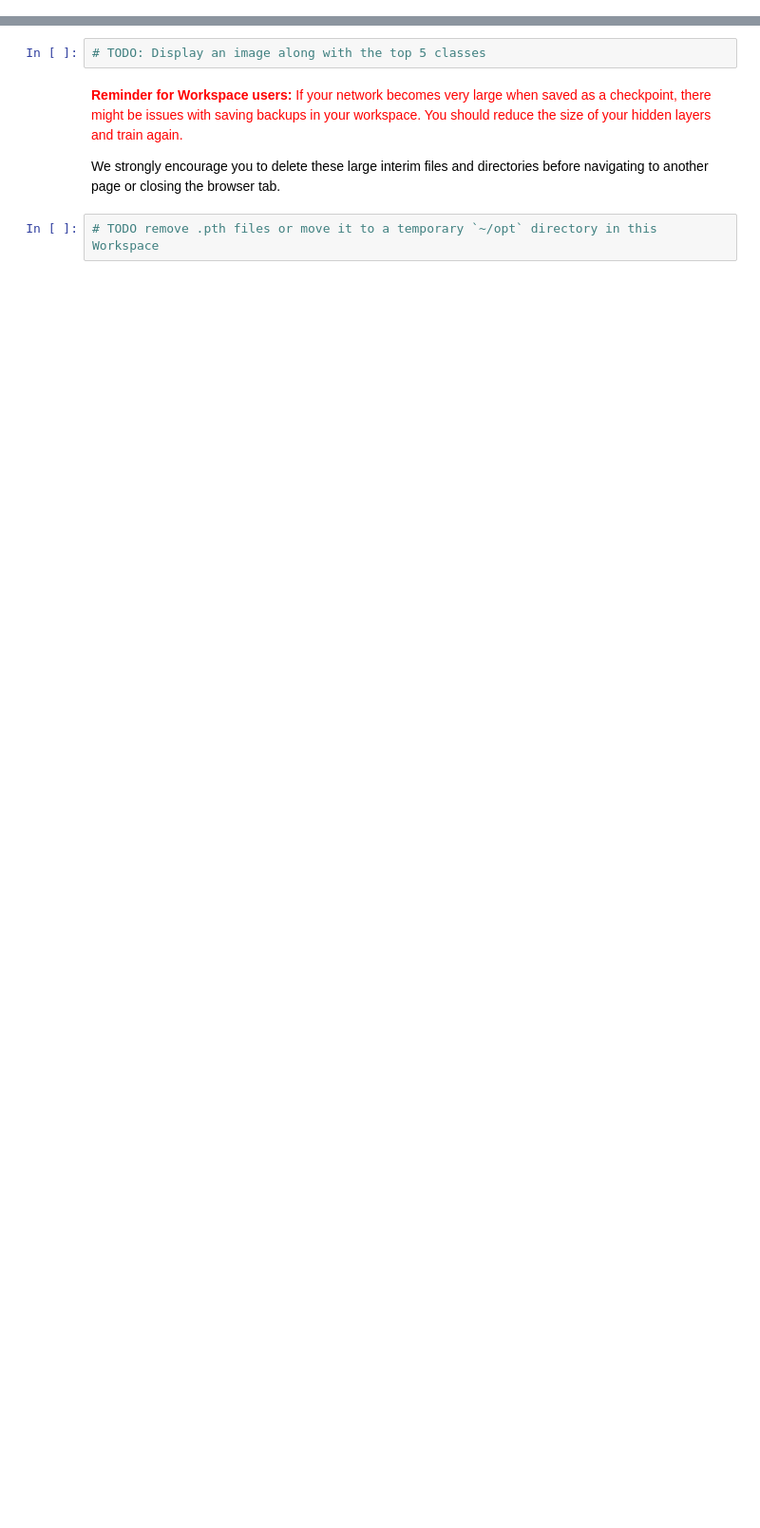
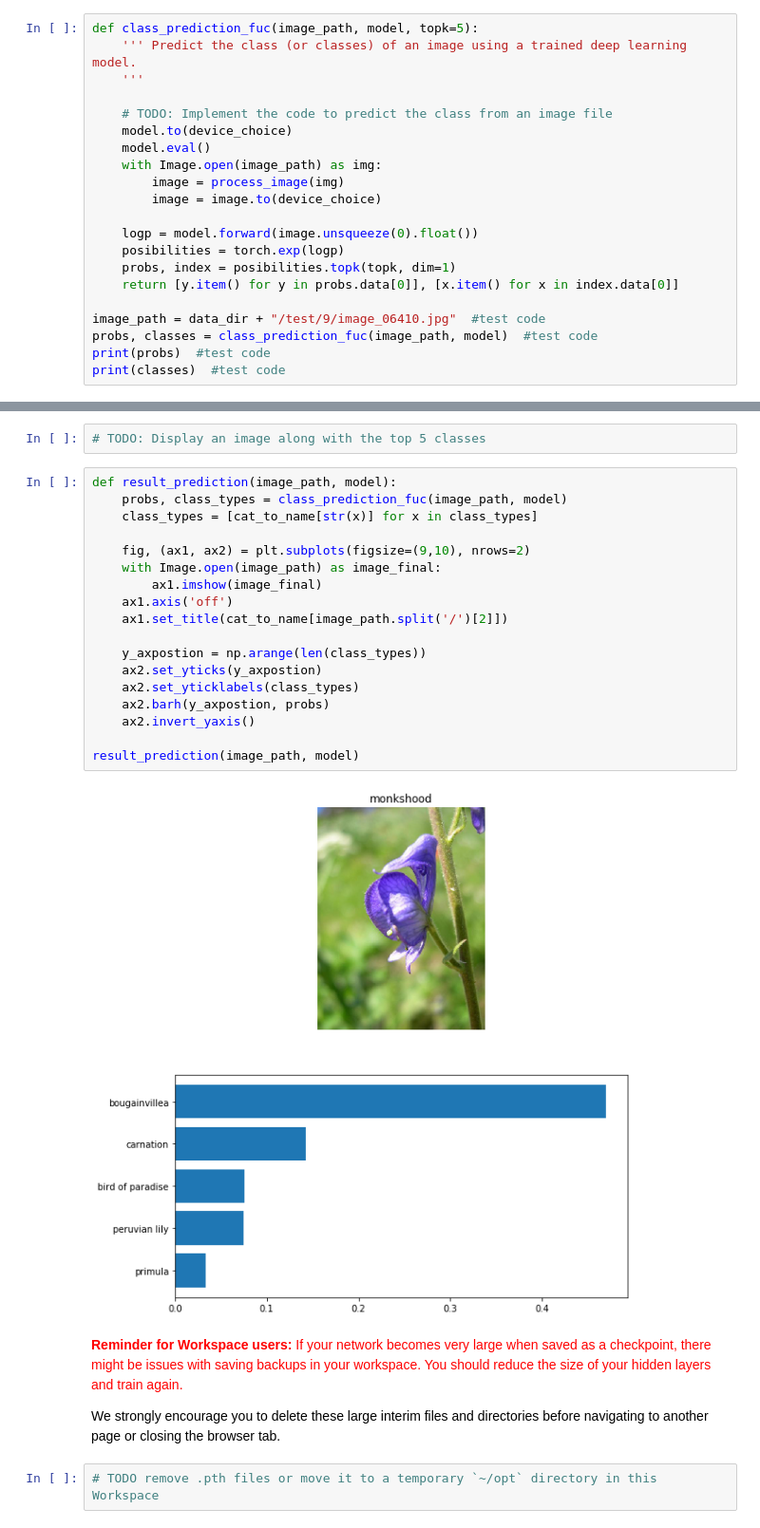
Before and after one commit to 137ck/Imagine_classifier, a Jupyter notebook: Image Classifier Project.ipynb, the cells around one changed output, grey strips where cells are left out. Shown: that part at 95% size. Saved outputs shown, nothing was run; the diff lists cells and outputs as text; blank space fills up the shorter version.

```diff
--- a/Image Classifier Project.ipynb
+++ b/Image Classifier Project.ipynb
@@ -277,0 +336,21 @@ def predict(image_path, model, topk=5):
+# %%
+def class_prediction_fuc(image_path, model, topk=5):
+    ''' Predict the class (or classes) of an image using a trained deep learning model.
+    '''
+
+    # TODO: Implement the code to predict the class from an image file
+    model.to(device_choice)
+    model.eval()
+    with Image.open(image_path) as img:
+        image = process_image(img)
+        image = image.to(device_choice)
+
+    logp = model.forward(image.unsqueeze(0).float())
+    posibilities = torch.exp(logp)
+    probs, index = posibilities.topk(topk, dim=1)
+    return [y.item() for y in probs.data[0]], [x.item() for x in index.data[0]]
+
+image_path = data_dir + "/test/9/image_06410.jpg"  #test code
+probs, classes = class_prediction_fuc(image_path, model)  #test code
+print(probs)  #test code
+print(classes)  #test code
@@ -285,6 +367,26 @@ Now that you can use a trained model for predictions, check to make sure it make
 You can convert from the class integer encoding to actual flower names with the `cat_to_name.json` file (should have been loaded earlier in the notebook). To show a PyTorch tensor as an image, use the `imshow` function defined above.
 # %%
 # TODO: Display an image along with the top 5 classes
+# %%
+def result_prediction(image_path, model):
+    probs, class_types = class_prediction_fuc(image_path, model)
+    class_types = [cat_to_name[str(x)] for x in class_types]
+
+    fig, (ax1, ax2) = plt.subplots(figsize=(9,10), nrows=2)
+    with Image.open(image_path) as image_final:
+        ax1.imshow(image_final)
+    ax1.axis('off')
+    ax1.set_title(cat_to_name[image_path.split('/')[2]])
+
+    y_axpostion = np.arange(len(class_types))
+    ax2.set_yticks(y_axpostion)
+    ax2.set_yticklabels(class_types)
+    ax2.barh(y_axpostion, probs)
+    ax2.invert_yaxis()
+
+result_prediction(image_path, model)
+# %% [output]
+[figure, added]
 # %% [markdown]
 <font color='red'>**Reminder for Workspace users:** If your network becomes very large when saved as a checkpoint, there might be issues with saving backups in your workspace. You should reduce the size of your hidden layers and train again.
 
```
Also changed, not shown: parts of 14 cells of this notebook.
